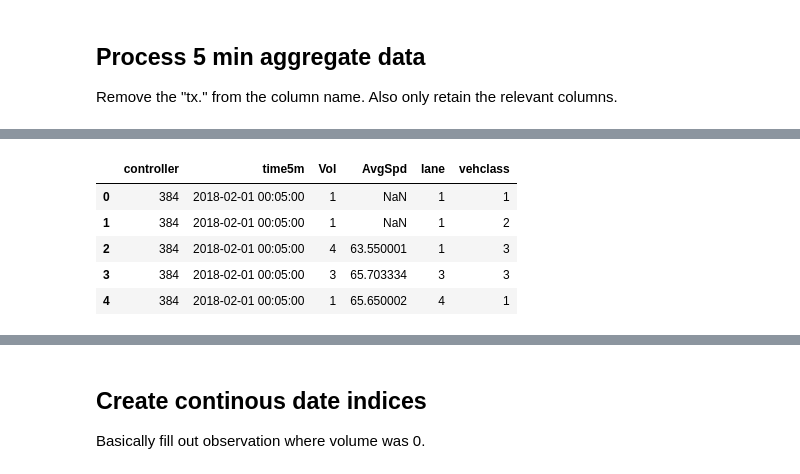
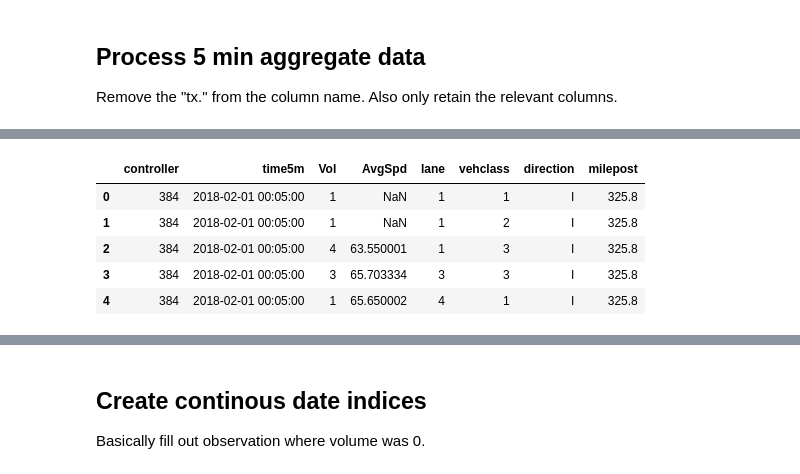
Before and after one commit to Apoorb/Hive-SDC, a Jupyter notebook: ProcessVolDatFeb-VehClass.ipynb, the cells around one changed output, grey strips where cells are left out. Drawn from its saved outputs; the diff is of its cells as text; code cells hidden in the pictures.

```diff
--- a/ProcessVolDatFeb-VehClass.ipynb
+++ b/ProcessVolDatFeb-VehClass.ipynb
@@ -56,16 +52,16 @@ Remove the "tx." from the column name. Also only retain the relevant columns.
 # %%
 Rename1 ={x:x.split('.')[1] for x in dat}
 dat=dat.rename(index=str,columns=Rename1)
-dat =dat[['controller','time5m','nrec','speedmph_avg','lane','vehclass']]
+dat =dat[['controller','time5m','nrec','speedmph_avg','lane','vehclass','direction','milepost']]
 dat=dat.rename(index=str, columns={'nrec':'Vol','speedmph_avg':'AvgSpd'})
 dat.head()
 # %% [output]
-|  | controller | time5m | Vol | AvgSpd | lane | vehclass |
-| 0 | 384 | 2018-02-01 00:05:00 | 1 | NaN | 1 | 1 |
-| 1 | 384 | 2018-02-01 00:05:00 | 1 | NaN | 1 | 2 |
-| 2 | 384 | 2018-02-01 00:05:00 | 4 | 63.550001 | 1 | 3 |
-| 3 | 384 | 2018-02-01 00:05:00 | 3 | 65.703334 | 3 | 3 |
-| 4 | 384 | 2018-02-01 00:05:00 | 1 | 65.650002 | 4 | 1 |
+|  | controller | time5m | Vol | AvgSpd | lane | vehclass | direction | milepost |
+| 0 | 384 | 2018-02-01 00:05:00 | 1 | NaN | 1 | 1 | I | 325.8 |
+| 1 | 384 | 2018-02-01 00:05:00 | 1 | NaN | 1 | 2 | I | 325.8 |
+| 2 | 384 | 2018-02-01 00:05:00 | 4 | 63.550001 | 1 | 3 | I | 325.8 |
+| 3 | 384 | 2018-02-01 00:05:00 | 3 | 65.703334 | 3 | 3 | I | 325.8 |
+| 4 | 384 | 2018-02-01 00:05:00 | 1 | 65.650002 | 4 | 1 | I | 325.8 |
 # %%
 dat_e=pd.pivot_table(dat,index=['controller','time5m'],values=['Vol','AvgSpd'],columns=['vehclass'],aggfunc={'Vol':np.sum,'AvgSpd':np.mean})
 # %%
```
Also changed, not shown: parts of 7 cells of this notebook, 9 other files.
